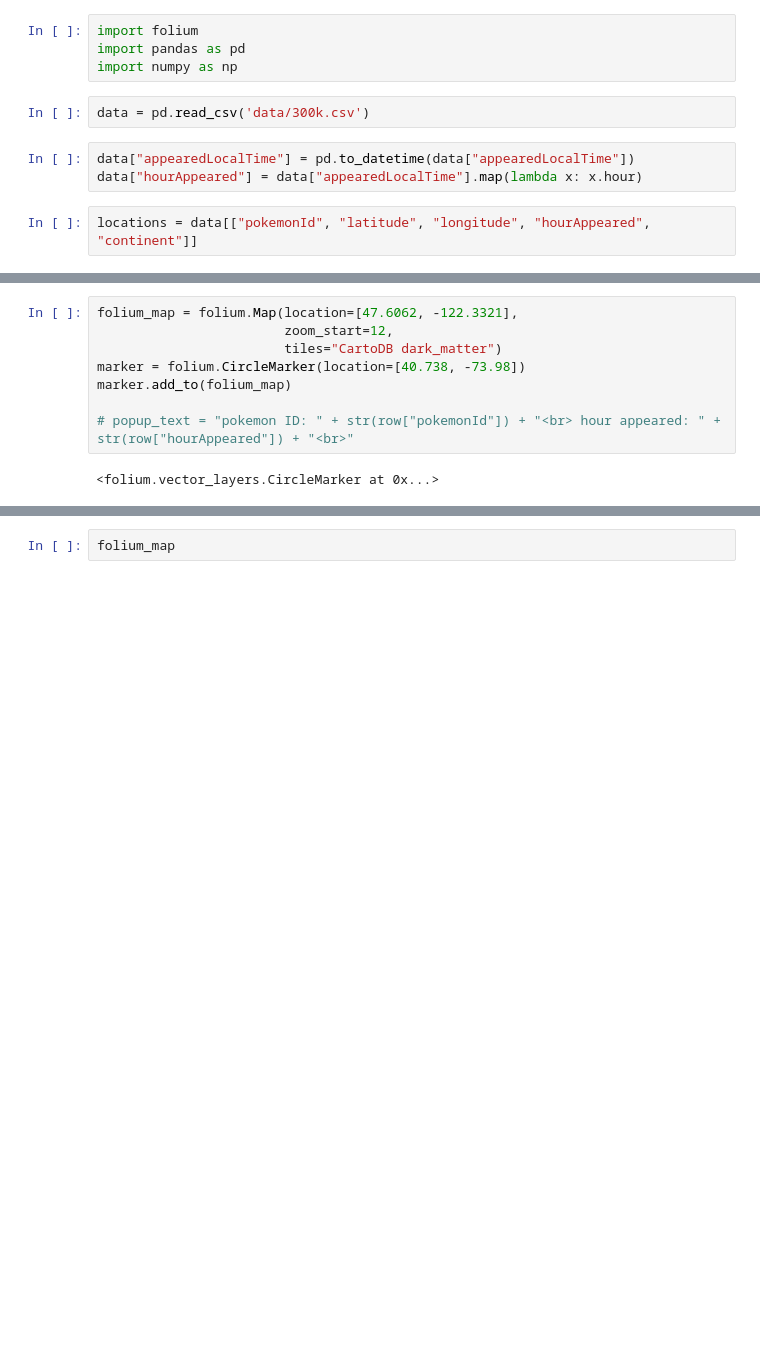
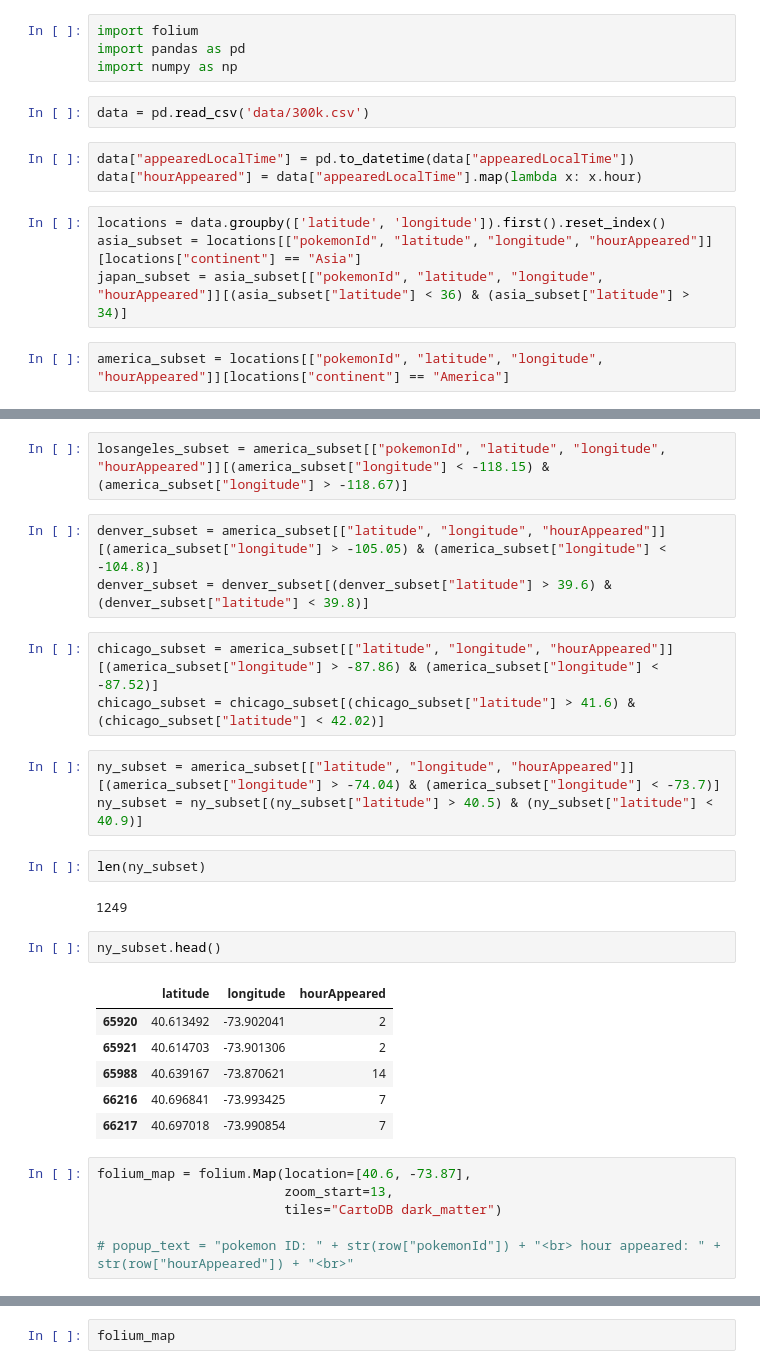
Before and after one commit to MaggieTsang/INFO370-Final-Project, a Jupyter notebook: alaina-map.ipynb, the cells around one changed output, grey strips where cells are left out. Cells and saved outputs as stored; diff of their text form; blank space fills up the shorter version.

```diff
--- a/alaina-map.ipynb
+++ b/alaina-map.ipynb
@@ -7,5 +7,9 @@ data = pd.read_csv('data/300k.csv')
 # %%
 data["appearedLocalTime"] = pd.to_datetime(data["appearedLocalTime"])
 data["hourAppeared"] = data["appearedLocalTime"].map(lambda x: x.hour)
+# %%
+locations = data.groupby(['latitude', 'longitude']).first().reset_index()
+asia_subset = locations[["pokemonId", "latitude", "longitude", "hourAppeared"]][locations["continent"] == "Asia"]
+japan_subset = asia_subset[["pokemonId", "latitude", "longitude", "hourAppeared"]][(asia_subset["latitude"] < 36) & (asia_subset["latitude"] > 34)]
 # %%
-locations = data[["pokemonId", "latitude", "longitude", "hourAppeared", "continent"]]
+america_subset = locations[["pokemonId", "latitude", "longitude", "hourAppeared"]][locations["continent"] == "America"]
@@ -36,11 +16,31 @@ location_subset
+# %%
+losangeles_subset = america_subset[["pokemonId", "latitude", "longitude", "hourAppeared"]][(america_subset["longitude"] < -118.15) & (america_subset["longitude"] > -118.67)]
+# %%
+denver_subset = america_subset[["latitude", "longitude", "hourAppeared"]][(america_subset["longitude"] > -105.05) & (america_subset["longitude"] < -104.8)]
+denver_subset = denver_subset[(denver_subset["latitude"] > 39.6) & (denver_subset["latitude"] < 39.8)]
+# %%
+chicago_subset = america_subset[["latitude", "longitude", "hourAppeared"]][(america_subset["longitude"] > -87.86) & (america_subset["longitude"] < -87.52)]
+chicago_subset = chicago_subset[(chicago_subset["latitude"] > 41.6) & (chicago_subset["latitude"] < 42.02)]
+# %%
+ny_subset = america_subset[["latitude", "longitude", "hourAppeared"]][(america_subset["longitude"] > -74.04) & (america_subset["longitude"] < -73.7)]
+ny_subset = ny_subset[(ny_subset["latitude"] > 40.5) & (ny_subset["latitude"] < 40.9)]
+# %%
+len(ny_subset)
+# %% [output]
+1249
+# %%
+ny_subset.head()
+# %% [output]
+|  | latitude | longitude | hourAppeared |
+| 65920 | 40.613492 | -73.902041 | 2 |
+| 65921 | 40.614703 | -73.901306 | 2 |
+| 65988 | 40.639167 | -73.870621 | 14 |
+| 66216 | 40.696841 | -73.993425 | 7 |
+| 66217 | 40.697018 | -73.990854 | 7 |
 # %%
-folium_map = folium.Map(location=[47.6062, -122.3321],
-                        zoom_start=12,
+folium_map = folium.Map(location=[40.6, -73.87],
+                        zoom_start=13,
                         tiles="CartoDB dark_matter")
-marker = folium.CircleMarker(location=[40.738, -73.98])
-marker.add_to(folium_map)
 
 # popup_text = "pokemon ID: " + str(row["pokemonId"]) + "<br> hour appeared: " + str(row["hourAppeared"]) + "<br>"
-# %% [output]
-<folium.vector_layers.CircleMarker at 0x...>
 # %%
```
Also changed, not shown: parts of 3 cells of this notebook.
